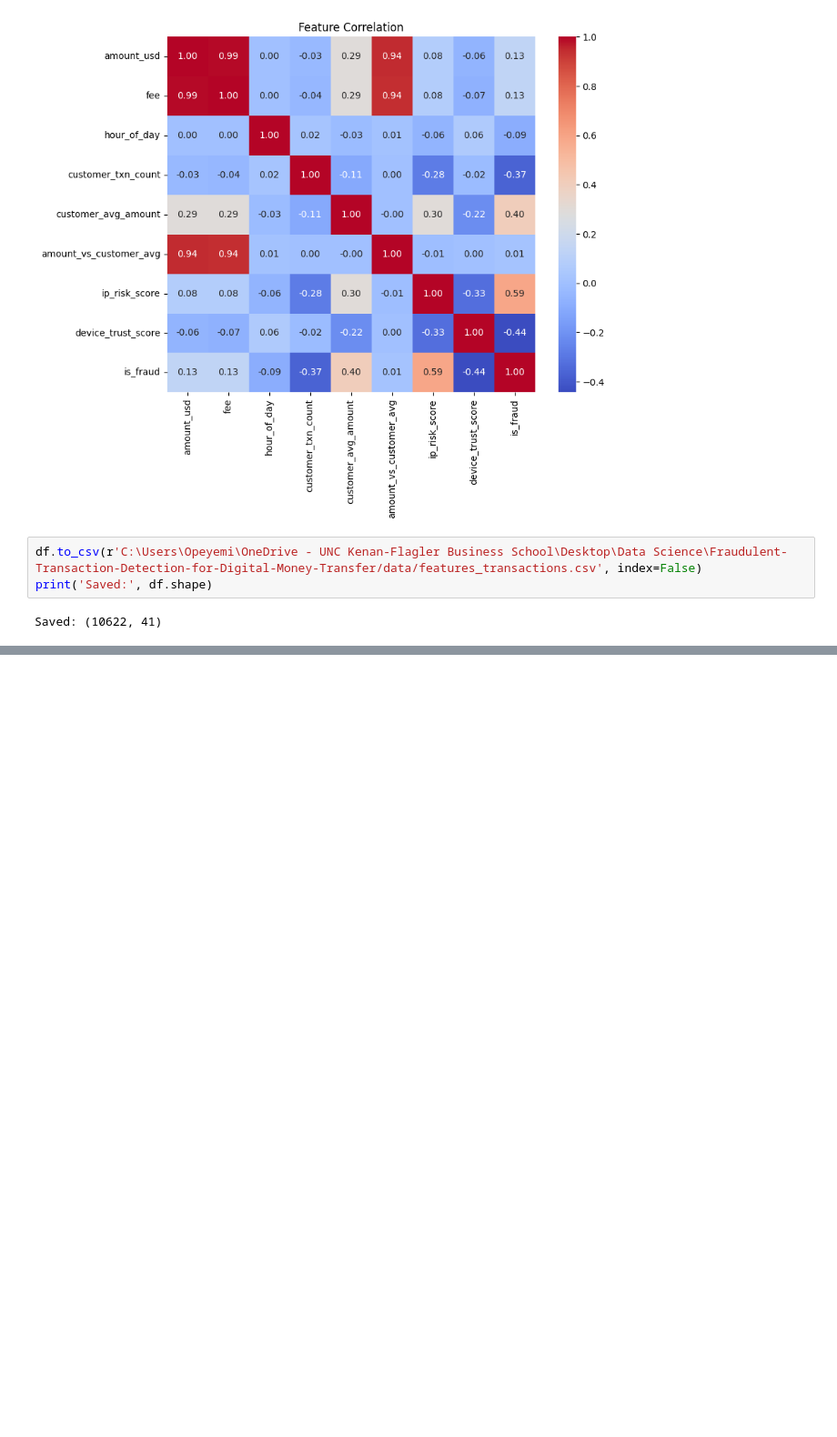
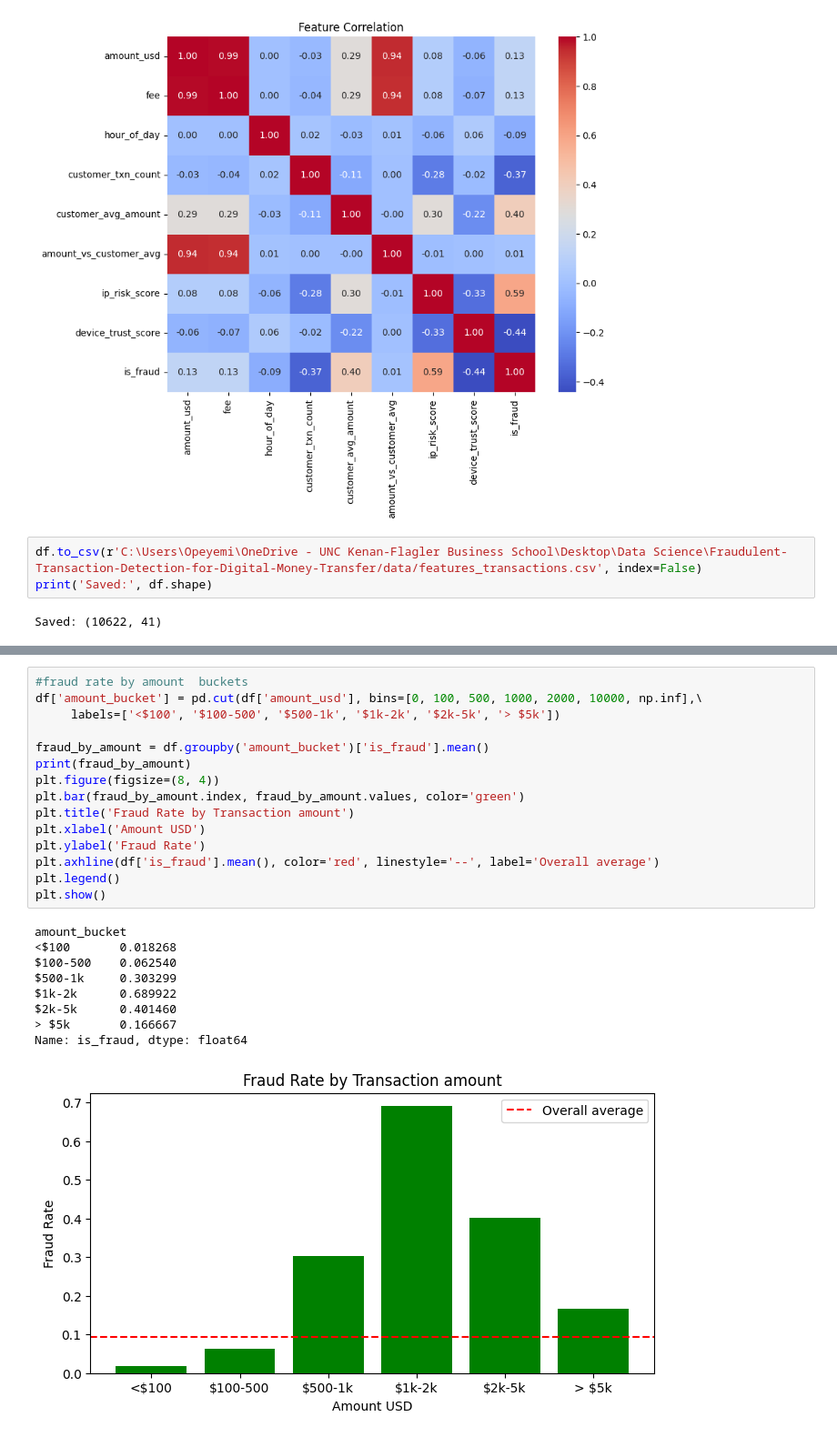
Before and after one commit to Opeyemi-io/Fraudulent-Transaction-Detection-for-Digital-Money-Transfer, a Jupyter notebook: notebook/04_features_eda.ipynb, the cells around one changed output, grey strips where cells are left out. Shown at 91% size. Saved outputs shown, nothing was run; the diff lists cells and outputs as text; blank space fills up the shorter version.

```diff
--- a/notebook/04_features_eda.ipynb
+++ b/notebook/04_features_eda.ipynb
@@ -186,0 +303,25 @@ Saved: (10622, 41)
+# %%
+#fraud rate by amount  buckets
+df['amount_bucket'] = pd.cut(df['amount_usd'], bins=[0, 100, 500, 1000, 2000, 10000, np.inf],\
+     labels=['<$100', '$100-500', '$500-1k', '$1k-2k', '$2k-5k', '> $5k'])
+
+fraud_by_amount = df.groupby('amount_bucket')['is_fraud'].mean()
+print(fraud_by_amount)
+plt.figure(figsize=(8, 4))
+plt.bar(fraud_by_amount.index, fraud_by_amount.values, color='green')
+plt.title('Fraud Rate by Transaction amount')
+plt.xlabel('Amount USD')
+plt.ylabel('Fraud Rate')
+plt.axhline(df['is_fraud'].mean(), color='red', linestyle='--', label='Overall average')
+plt.legend()
+plt.show()
+# %% [output]
+amount_bucket
+<$100       0.018268
+$100-500    0.062540
+$500-1k     0.303299
+$1k-2k      0.689922
+$2k-5k      0.401460
+> $5k       0.166667
+Name: is_fraud, dtype: float64
+[figure, added]
```
Also changed, not shown: parts of 13 cells of this notebook, 6 other files.
